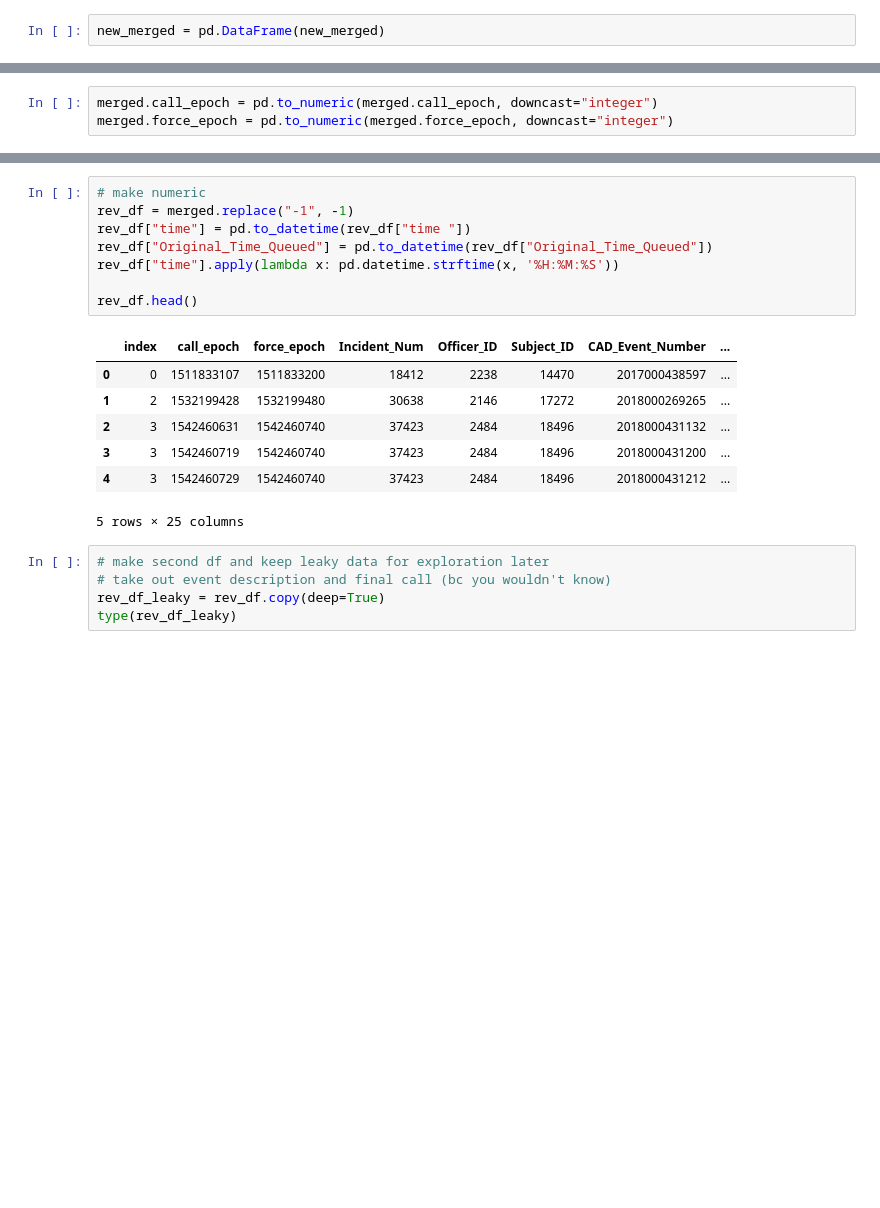
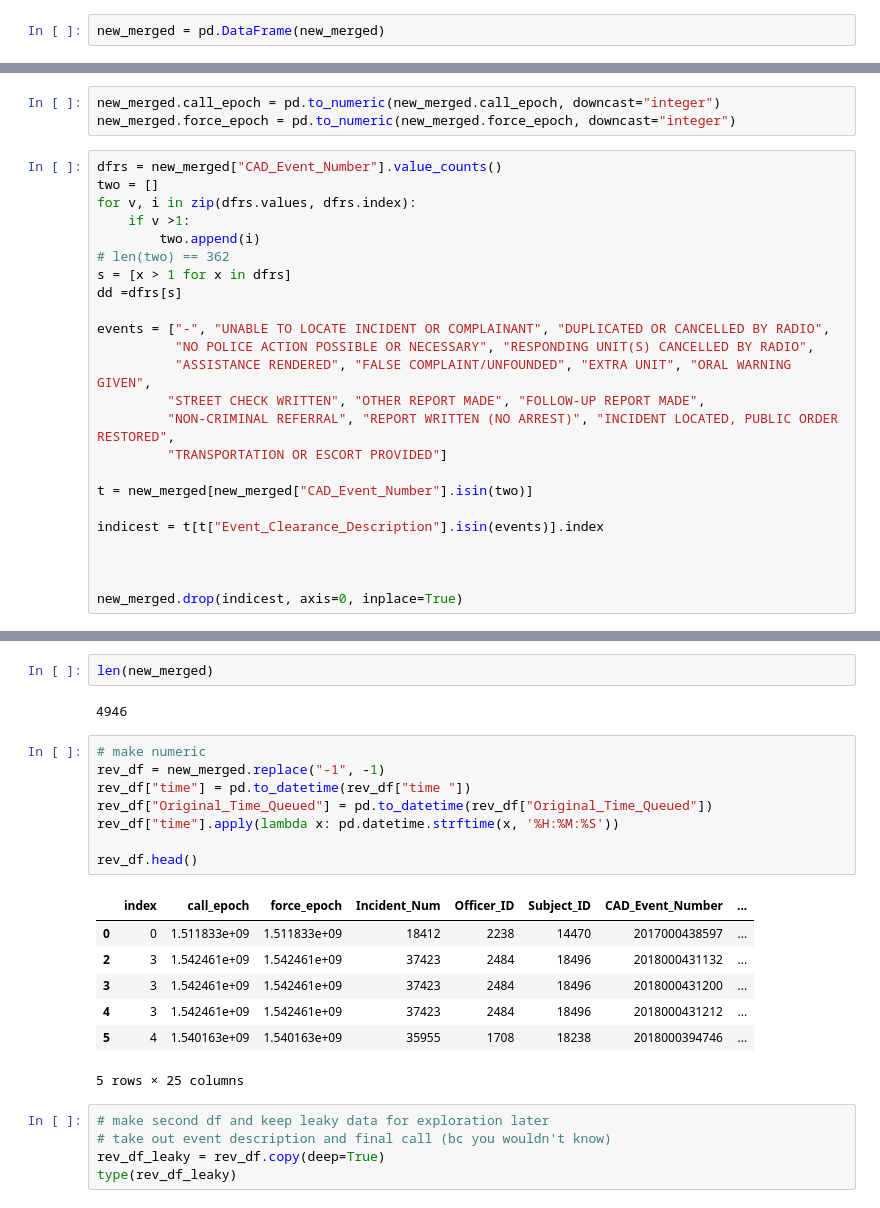
Before and after one commit to SarahMBurgart/use-of-force, a Jupyter notebook: EDA.ipynb, the cells around one changed output, grey strips where cells are left out. Drawn from its saved outputs; the diff is of its cells as text; blank space fills up the shorter version.

```diff
--- a/EDA.ipynb
+++ b/EDA.ipynb
@@ -212,4 +234,28 @@ len(new_merged) - len(new_merged[new_merged["force_beat"] == '-']), len(new_merg
 # %%
-merged.call_epoch = pd.to_numeric(merged.call_epoch, downcast="integer")
-merged.force_epoch = pd.to_numeric(merged.force_epoch, downcast="integer")
+new_merged.call_epoch = pd.to_numeric(new_merged.call_epoch, downcast="integer")
+new_merged.force_epoch = pd.to_numeric(new_merged.force_epoch, downcast="integer")
+# %%
+dfrs = new_merged["CAD_Event_Number"].value_counts()
+two = []
+for v, i in zip(dfrs.values, dfrs.index):
+    if v >1:
+        two.append(i)
+# len(two) == 362
+s = [x > 1 for x in dfrs]
+dd =dfrs[s]
+
+events = ["-", "UNABLE TO LOCATE INCIDENT OR COMPLAINANT", "DUPLICATED OR CANCELLED BY RADIO",
+          "NO POLICE ACTION POSSIBLE OR NECESSARY", "RESPONDING UNIT(S) CANCELLED BY RADIO",
+          "ASSISTANCE RENDERED", "FALSE COMPLAINT/UNFOUNDED", "EXTRA UNIT", "ORAL WARNING GIVEN",
+         "STREET CHECK WRITTEN", "OTHER REPORT MADE", "FOLLOW-UP REPORT MADE",
+         "NON-CRIMINAL REFERRAL", "REPORT WRITTEN (NO ARREST)", "INCIDENT LOCATED, PUBLIC ORDER RESTORED",
+         "TRANSPORTATION OR ESCORT PROVIDED"]
+
+t = new_merged[new_merged["CAD_Event_Number"].isin(two)]
+
+indicest = t[t["Event_Clearance_Description"].isin(events)].index
+
+
+
+new_merged.drop(indicest, axis=0, inplace=True)
 # %%
@@ -230,18 +277,22 @@ merged.drop(indicest, axis=0, inplace=True)
+# %%
+len(new_merged)
+# %% [output]
+4946
 # %%
 # make numeric
-rev_df = merged.replace("-1", -1)
+rev_df = new_merged.replace("-1", -1)
 rev_df["time"] = pd.to_datetime(rev_df["time "])
 rev_df["Original_Time_Queued"] = pd.to_datetime(rev_df["Original_Time_Queued"])
 rev_df["time"].apply(lambda x: pd.datetime.strftime(x, '%H:%M:%S'))
 
 rev_df.head()
 # %% [output]
 |  | index | call_epoch | force_epoch | Incident_Num | Officer_ID | Subject_ID | CAD_Event_Number | ... |
-| 0 | 0 | 1511833107 | 1511833200 | 18412 | 2238 | 14470 | 2017000438597 | ... |
-| 1 | 2 | 1532199428 | 1532199480 | 30638 | 2146 | 17272 | 2018000269265 | ... |
-| 2 | 3 | 1542460631 | 1542460740 | 37423 | 2484 | 18496 | 2018000431132 | ... |
-| 3 | 3 | 1542460719 | 1542460740 | 37423 | 2484 | 18496 | 2018000431200 | ... |
-| 4 | 3 | 1542460729 | 1542460740 | 37423 | 2484 | 18496 | 2018000431212 | ... |
+| 0 | 0 | 1.511833e+09 | 1.511833e+09 | 18412 | 2238 | 14470 | 2017000438597 | ... |
+| 2 | 3 | 1.542461e+09 | 1.542461e+09 | 37423 | 2484 | 18496 | 2018000431132 | ... |
+| 3 | 3 | 1.542461e+09 | 1.542461e+09 | 37423 | 2484 | 18496 | 2018000431200 | ... |
+| 4 | 3 | 1.542461e+09 | 1.542461e+09 | 37423 | 2484 | 18496 | 2018000431212 | ... |
+| 5 | 4 | 1.540163e+09 | 1.540163e+09 | 35955 | 1708 | 18238 | 2018000394746 | ... |
 5 rows × 25 columns
 # %%
 # make second df and keep leaky data for exploration later
```
Also changed, not shown: parts of 31 cells of this notebook, 2 other files.
